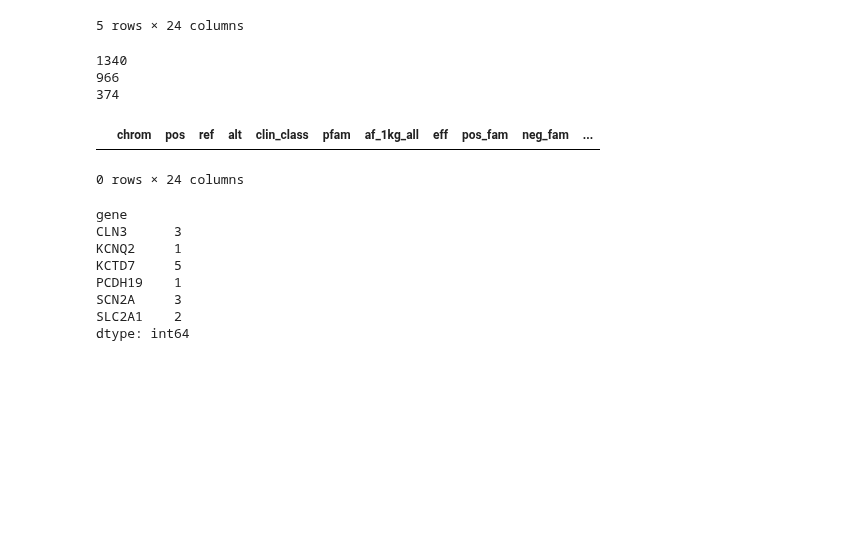
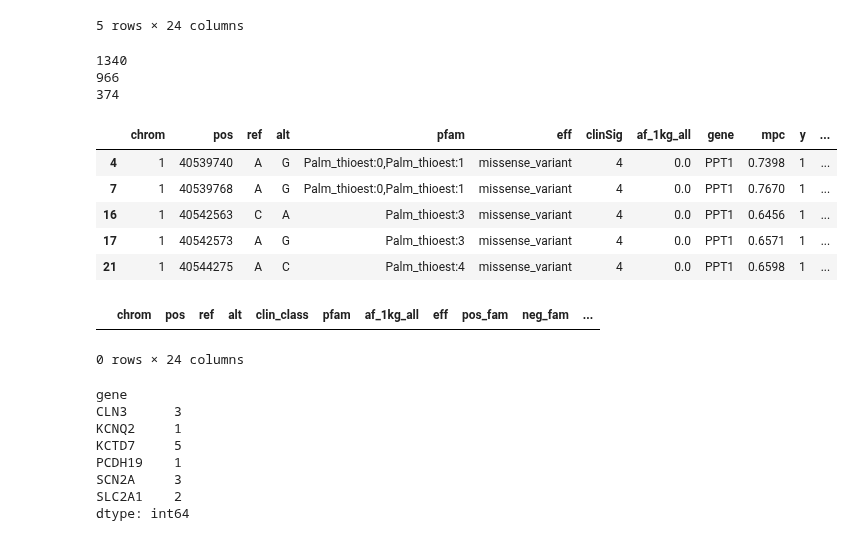
Before and after one commit to samesense/pathopredictor, a Jupyter notebook: notebooks/predict-for-missense-clinvar-union_features.ipynb, the cells around one changed output. Cells and saved outputs as stored; diff of their text form; code cells hidden in the pictures; blank space fills up the shorter version.

Commit message:
cp clinvar eval from nb to script

```diff
--- a/notebooks/predict-for-missense-clinvar-union_features.ipynb
+++ b/notebooks/predict-for-missense-clinvar-union_features.ipynb
@@ -125,6 +125,15 @@ print(len(clinvar_df[clinvar_df.y==0]))
 1340
 966
 374
+# %%
+clinvar_df.head()
+# %% [output]
+|  | chrom | pos | ref | alt | pfam | eff | clinSig | af_1kg_all | gene | mpc | y | ... |
+| 4 | 1 | 40539740 | A | G | Palm_thioest:0,Palm_thioest:1 | missense_variant | 4 | 0.0 | PPT1 | 0.7398 | 1 | ... |
+| 7 | 1 | 40539768 | A | G | Palm_thioest:0,Palm_thioest:1 | missense_variant | 4 | 0.0 | PPT1 | 0.7670 | 1 | ... |
+| 16 | 1 | 40542563 | C | A | Palm_thioest:3 | missense_variant | 4 | 0.0 | PPT1 | 0.6456 | 1 | ... |
+| 17 | 1 | 40542573 | A | G | Palm_thioest:3 | missense_variant | 4 | 0.0 | PPT1 | 0.6571 | 1 | ... |
+| 21 | 1 | 40544275 | A | C | Palm_thioest:4 | missense_variant | 4 | 0.0 | PPT1 | 0.6598 | 1 | ... |
 # %%
 df_x[ (df_x.gene=='MECP2') & (df_x['mpc']>0) ].head(20)
 # %% [output]
```
Also changed, not shown: parts of 1 cell of this notebook, 7 other files.
